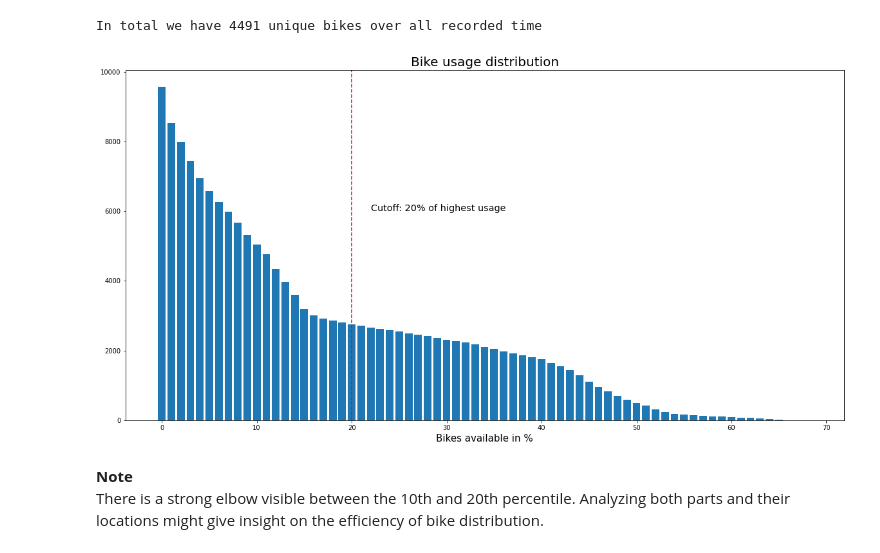
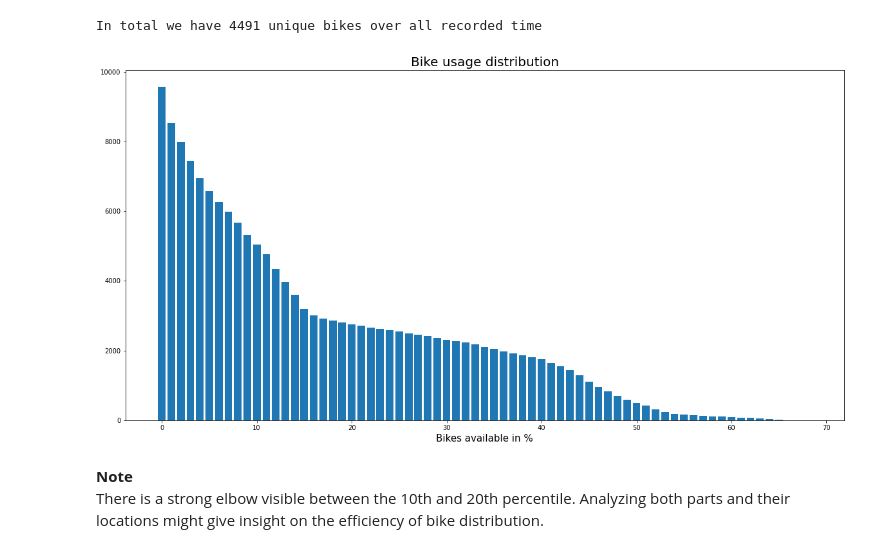
Before and after one commit to McNickSisto/world_data_league, a Jupyter notebook: stage_3/mg_bike_stations.ipynb, the cells around one changed output. Cells and saved outputs as stored; diff of their text form; code cells hidden in the pictures.

```diff
--- a/stage_3/mg_bike_stations.ipynb
+++ b/stage_3/mg_bike_stations.ipynb
@@ -140,18 +141,18 @@ In total we have 4491 unique bikes over all recorded time
 # %%
 # how is the usage of each bike distributed
 # .hist() doesn't work
 plt.figure(figsize=(20,10))
 plt.title('Bike usage distribution', size=20)
 counts = bike_df.Id_Tag_Bicicleta.value_counts()[::66]
 y_pos = np.arange(len(counts))
 plt.bar(y_pos, counts)
 plt.xlabel('Bikes available in %', size=15)
-plt.text(x=22, y=6000, s=f'Cutoff: 20% of highest usage', size='x-large')
-plt.axvline(20, color='r', linestyle='--')
+# plt.text(x=22, y=6000, s=f'Cutoff: 20% of highest usage', size='x-large')
+# plt.axvline(20, color='r', linestyle='--')
 
 plt.show()
 # %% [output]
-[figure, old version]
+[figure, new version]
 # %% [markdown]
 **Note**<br>
 There is a strong elbow visible between the 10th and 20th percentile. Analyzing both parts and their locations might give insight on the efficiency of bike distribution.
```
Also changed, not shown: parts of 26 cells of this notebook.
